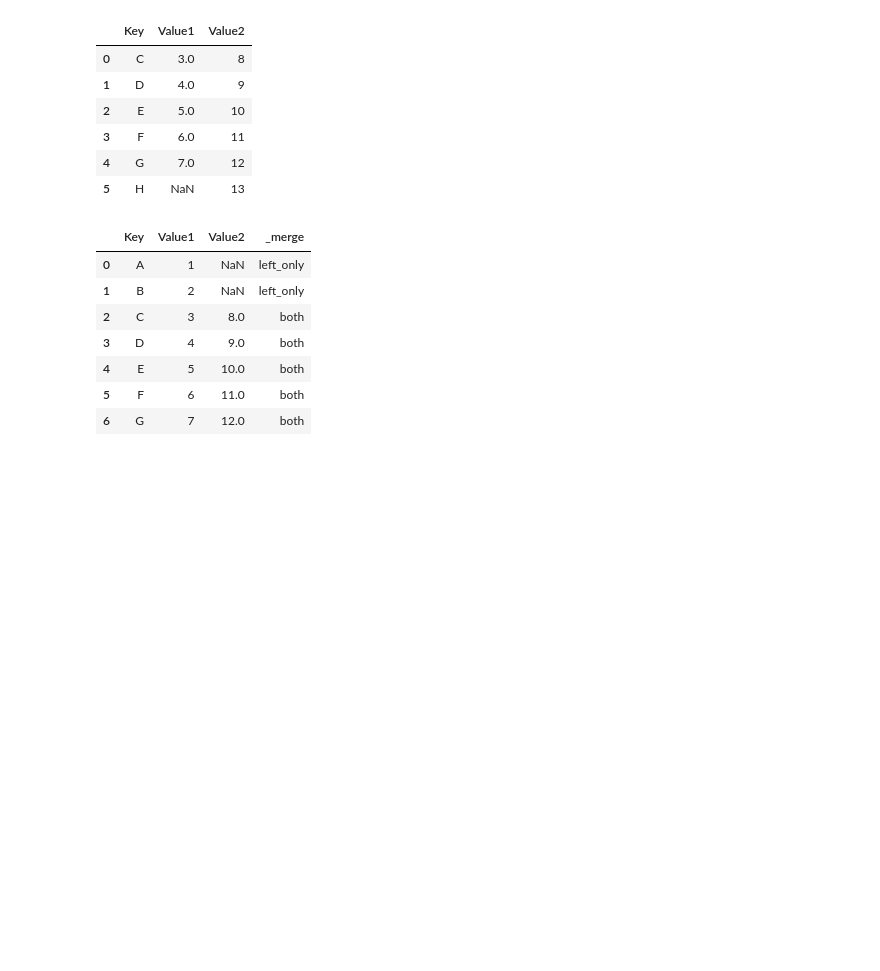
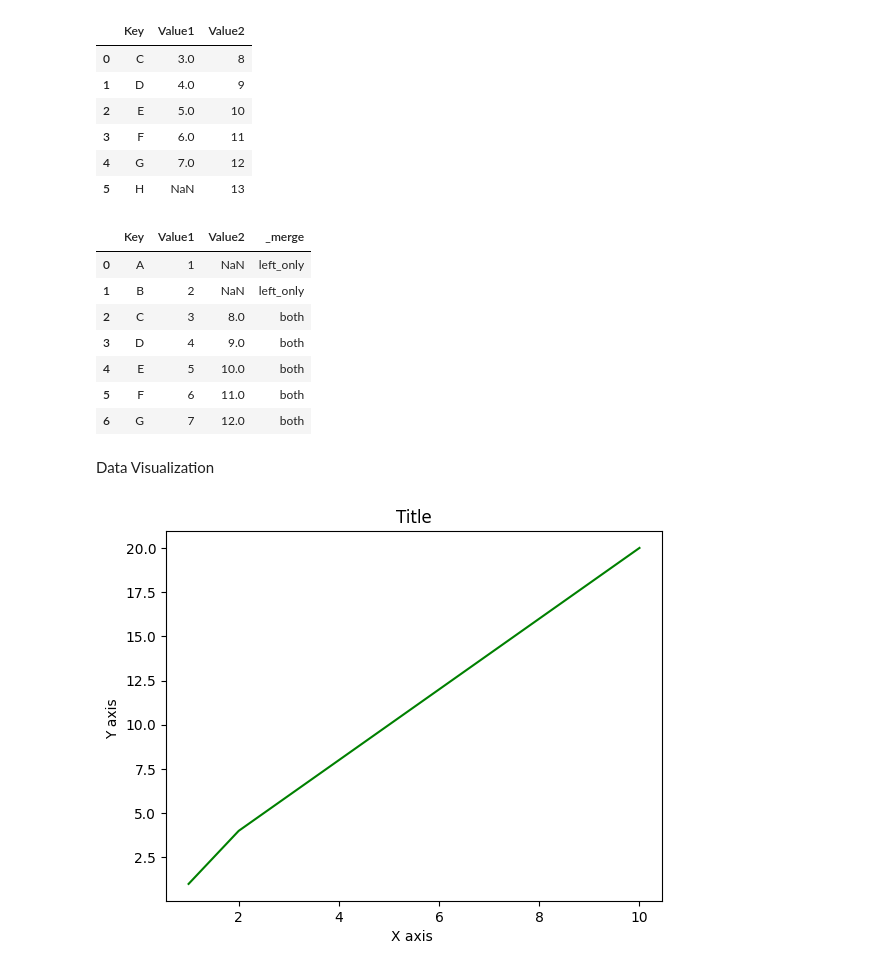
Before and after one commit to hectorherreraespinola/EDA_FreeCodeCamp, a Jupyter notebook: EDA.ipynb, the cells around one changed output. Saved outputs shown, nothing was run; the diff lists cells and outputs as text; code cells hidden in the pictures; blank space fills up the shorter version.

Commit message:
DataVisualization

```diff
--- a/EDA.ipynb
+++ b/EDA.ipynb
@@ -419,3 +419,17 @@ merged_left_anti
 | 4 | E | 5 | 10.0 | both |
 | 5 | F | 6 | 11.0 | both |
 | 6 | G | 7 | 12.0 | both |
+# %% [markdown]
+Data Visualization
+# %%
+import matplotlib.pyplot as plt
+x_values = [1,2,3,4,5,6,7,8,9,10]
+y_values = [1,4,6,8,10,12,14,16,18,20]
+# %%
+plt.plot(x_values,y_values,color='green')
+plt.xlabel("X axis ")
+plt.ylabel("Y axis ")
+plt.title("Title")
+plt.show()
+# %% [output]
+[figure, added]
```
Also changed, not shown: parts of 5 cells of this notebook.
